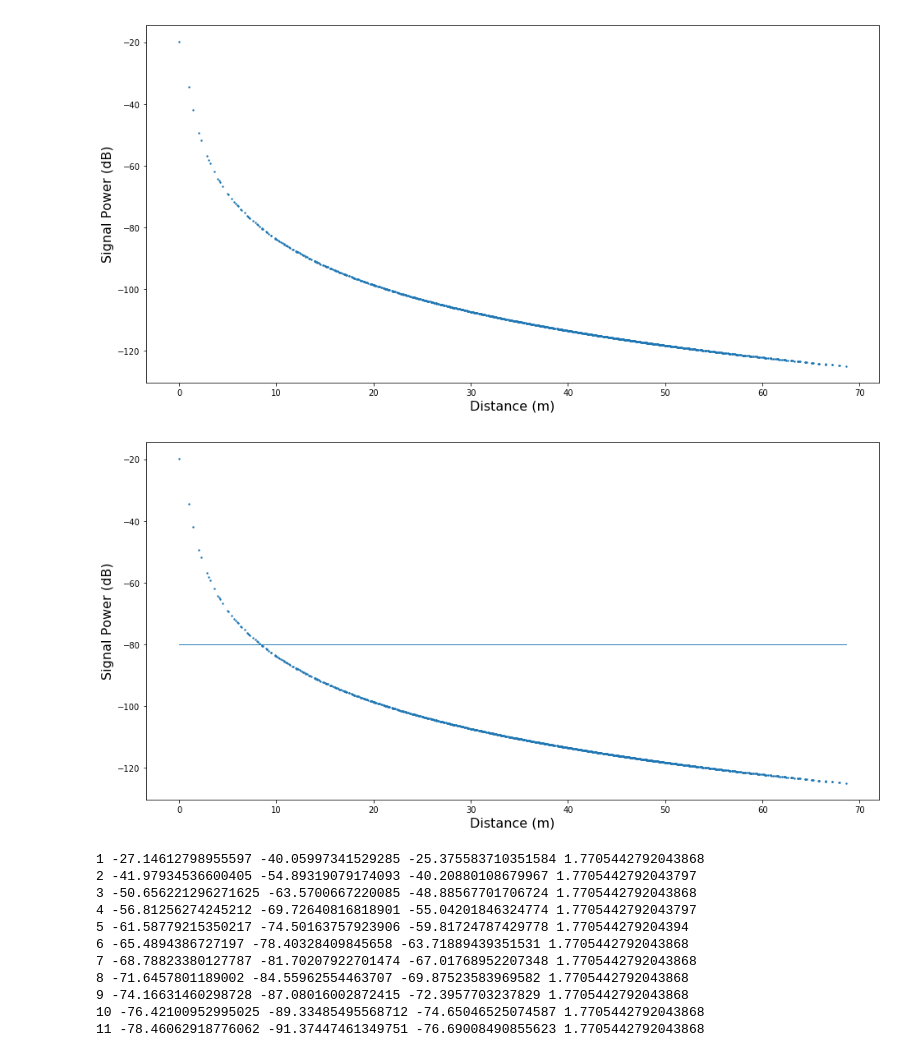
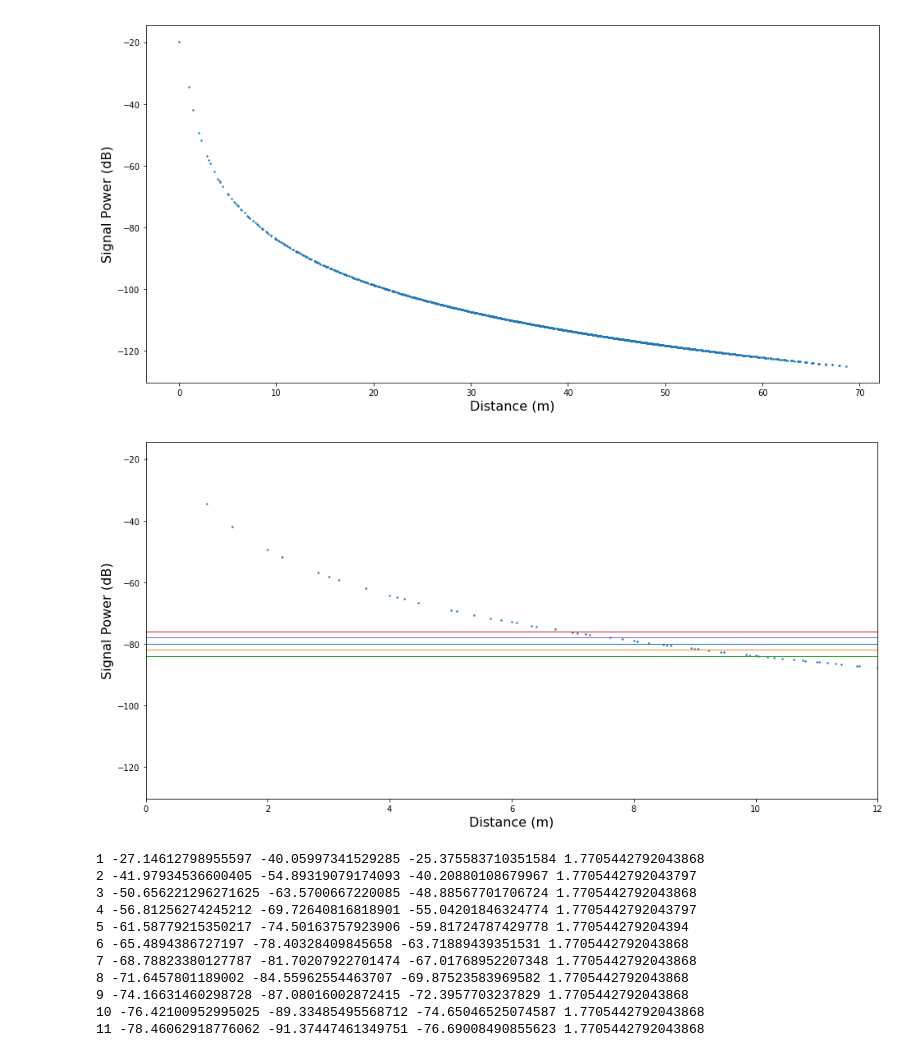
Before and after one commit to caitaozhan/Localization, a Jupyter notebook: visualize/visualize.ipynb, the cells around one changed output. Cells and saved outputs as stored; diff of their text form; code cells hidden in the pictures.

```diff
--- a/visualize/visualize.ipynb
+++ b/visualize/visualize.ipynb
@@ -36,16 +36,25 @@ plt.show()
 [figure]
 # %%
 Y_80 = [-80] * len(X_dist)
+Y_82 = [-82] * len(X_dist)
+Y_84 = [-84] * len(X_dist)
+Y_78 = [-78] * len(X_dist)
+Y_76 = [-76] * len(X_dist)
+
 
 plt.figure(figsize=(16, 8))
 plt.scatter(X_dist, Y_signal, s=2)
 plt.plot(X_dist, Y_80, linewidth=1)
-
+plt.plot(X_dist, Y_82, linewidth=1)
+plt.plot(X_dist, Y_84, linewidth=1)
+plt.plot(X_dist, Y_76, linewidth=1)
+plt.plot(X_dist, Y_78, linewidth=1)
+plt.xlim([0, 12])
 plt.xlabel('Distance (m)', fontsize=16)
 plt.ylabel('Signal Power (dB)', fontsize=16)
 plt.show()
 # %% [output]
-[figure, old version]
+[figure, new version]
 # %%
 def amplitude_2_db_(abso):
     '''Transform the decibal signal strength into absolute value of iq samples
```
Also changed, not shown: parts of 11 cells of this notebook, 3 other files.
